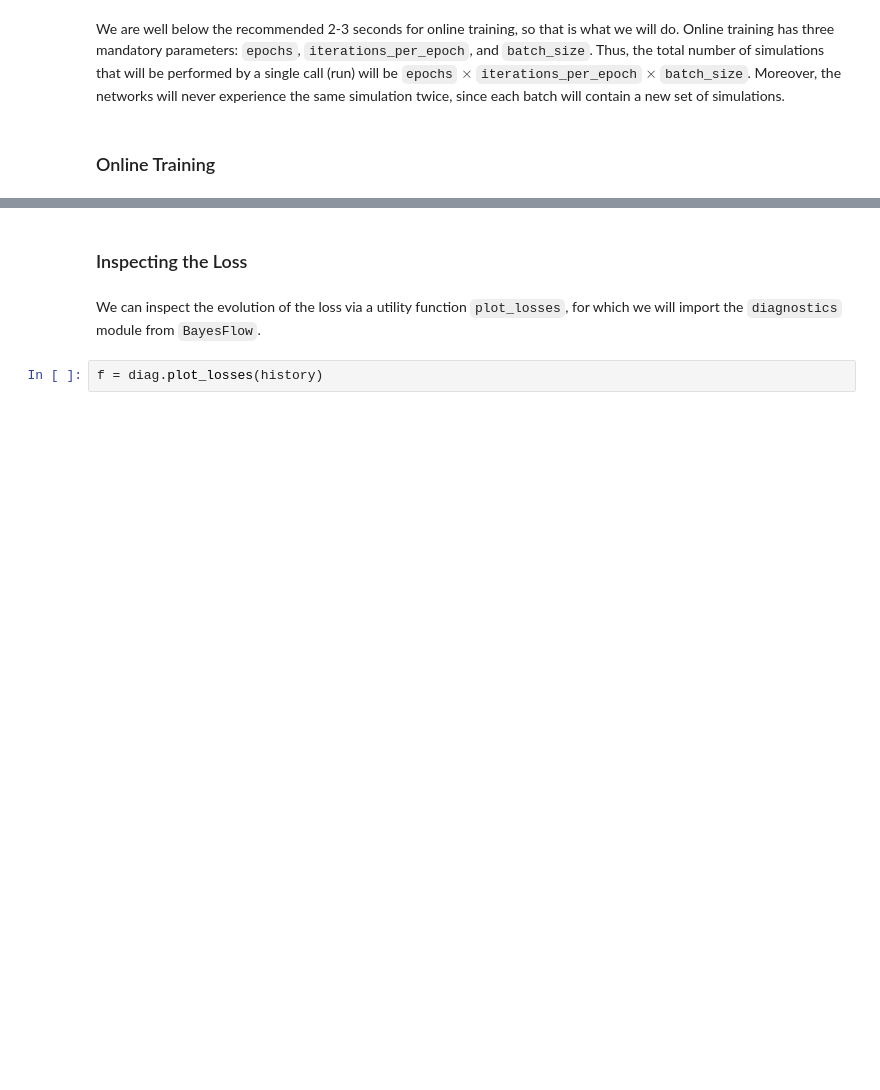
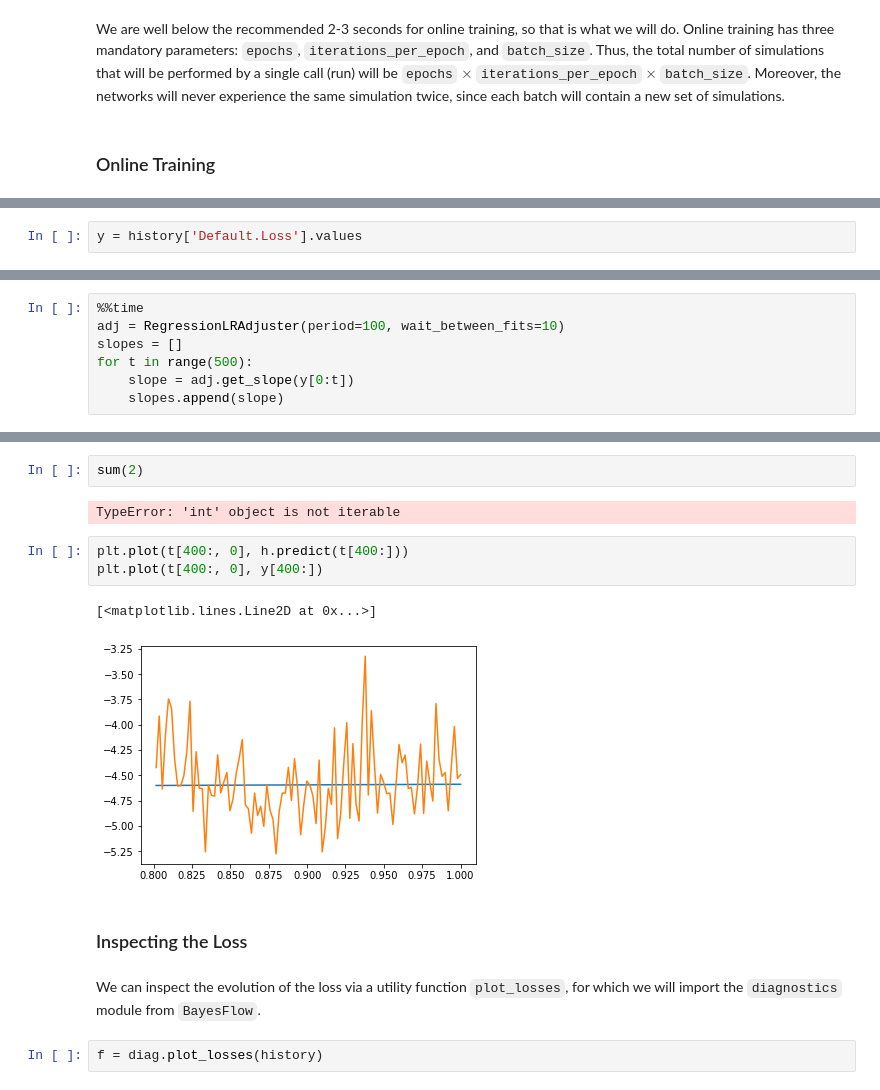
Before and after one commit to stefanradev93/BayesFlow, a Jupyter notebook: docs/source/tutorial_notebooks/Intro_Amortized_Posterior_Estimation.ipynb, the cells around one changed output, grey strips where cells are left out. Drawn from its saved outputs; the diff is of its cells as text; blank space fills up the shorter version.

Commit message:
Add experimental Huber regression for automatic optional stopping

```diff
--- a/docs/source/tutorial_notebooks/Intro_Amortized_Posterior_Estimation.ipynb
+++ b/docs/source/tutorial_notebooks/Intro_Amortized_Posterior_Estimation.ipynb
@@ -274,0 +255,2 @@ history = trainer.train_online(epochs=5, iterations_per_epoch=500, batch_size=32
+# %%
+y = history['Default.Loss'].values
@@ -274,0 +310,7 @@ history = trainer.train_online(epochs=5, iterations_per_epoch=500, batch_size=32
+# %%
+%%time
+adj = RegressionLRAdjuster(period=100, wait_between_fits=10)
+slopes = []
+for t in range(500):
+    slope = adj.get_slope(y[0:t])
+    slopes.append(slope)
@@ -275,3 +319,13 @@ history = trainer.train_online(epochs=5, iterations_per_epoch=500, batch_size=32
+# %%
+sum(2)
+# %% [output]
+TypeError: 'int' object is not iterable
+# %%
+plt.plot(t[400:, 0], h.predict(t[400:]))
+plt.plot(t[400:, 0], y[400:])
+# %% [output]
+[<matplotlib.lines.Line2D at 0x...>]
+[figure, added]
 # %% [markdown]
 ### Inspecting the Loss
 # %% [markdown]
```
Also changed, not shown: parts of 10 cells of this notebook, 3 other files.
